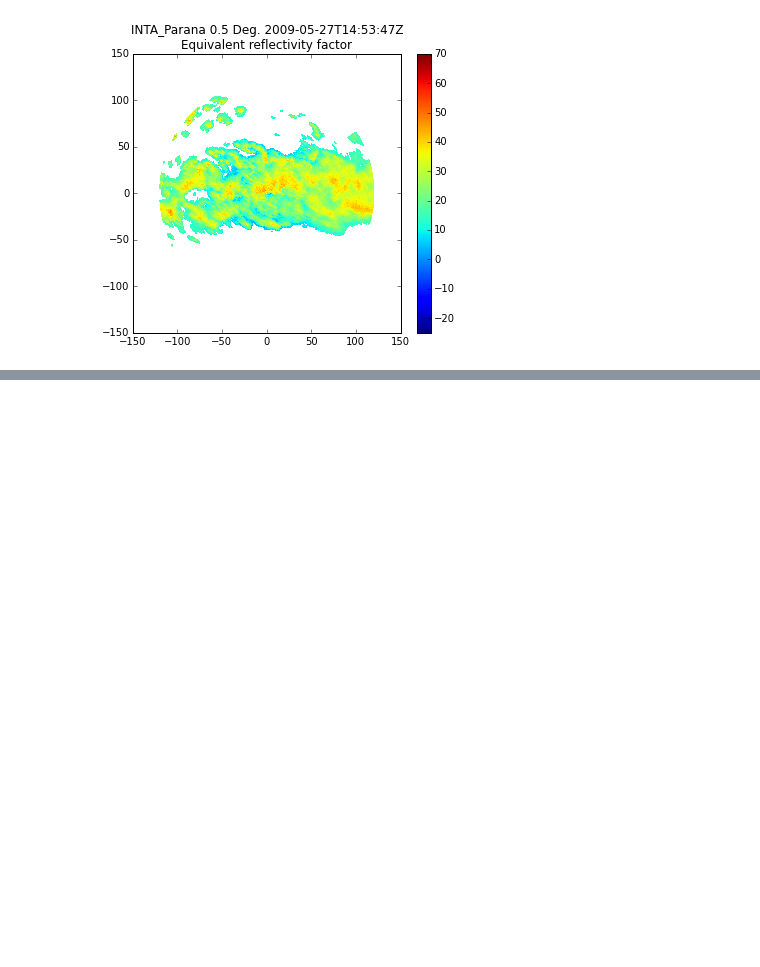
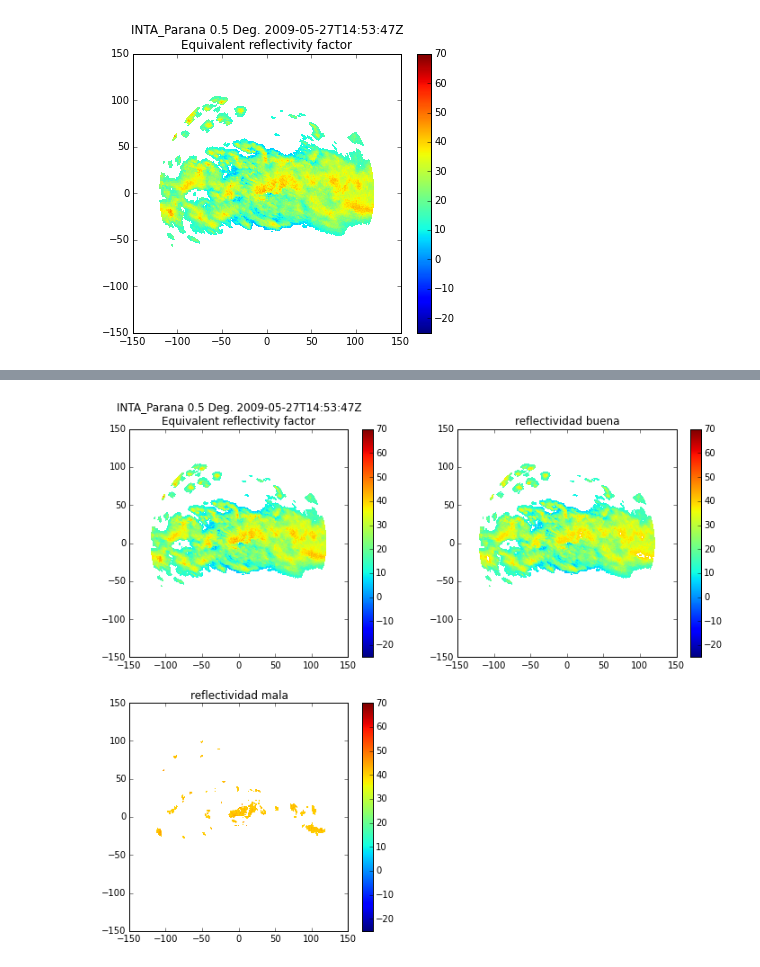
Before and after one commit to sofiar/radar_parana, a Jupyter notebook: analisis_datos_pol.ipynb, the cells around one changed output, grey strips where cells are left out. Drawn from its saved outputs; the diff is of its cells as text; code cells hidden in the pictures; blank space fills up the shorter version.

```diff
--- a/analisis_datos_pol.ipynb
+++ b/analisis_datos_pol.ipynb
@@ -106,0 +100,42 @@ valdbz=dbz[0][~dbz[0].mask].data
+# %%
+data=radar.fields['dBZ']['data'].copy()
+datos=data.data.copy()
+mascara=ma.masked_less_equal(datos,40)
+ma.set_fill_value(mascara,-128)
+data.mask=mascara.mask
+#trabajo['data'].mask=mascara.mask
+radar.add_field_like('dBZ','dBZ_basura',data,replace_existing='FALSE')
+# %%
+#Graficamos los datos
+
+xlims=[-150,150]
+ylims=[-150,150]
+
+tilt=0
+
+display = pyart.graph.RadarDisplay(radar)
+fig = plt.figure(figsize=(12, 10))
+
+ax5 = fig.add_subplot(221)
+display.plot_ppi('dBZ', tilt, ax=ax5,
+                 colorbar_label='',
+                 axislabels_flag=False,vmin=-25,vmax=70)
+display.set_limits(xlims,ylims)
+
+ax6 = fig.add_subplot(222)
+display.plot_ppi('buen_dBZ', tilt, ax=ax6,
+                 colorbar_label='',
+                 axislabels_flag=False,vmin=-25,vmax=70)
+display.set_limits(xlims,ylims)
+ax6.set_title(u'reflectividad buena');
+
+ax6 = fig.add_subplot(223)
+display.plot_ppi('dBZ_basura', tilt, ax=ax6,
+                 colorbar_label='',
+                 axislabels_flag=False,vmin=-25,vmax=70)
+display.set_limits(xlims,ylims)
+ax6.set_title(u'reflectividad mala');
+
+plt.show()
+# %% [output]
+[figure, added]
```
Also changed, not shown: parts of 5 cells of this notebook, 4 other files.
